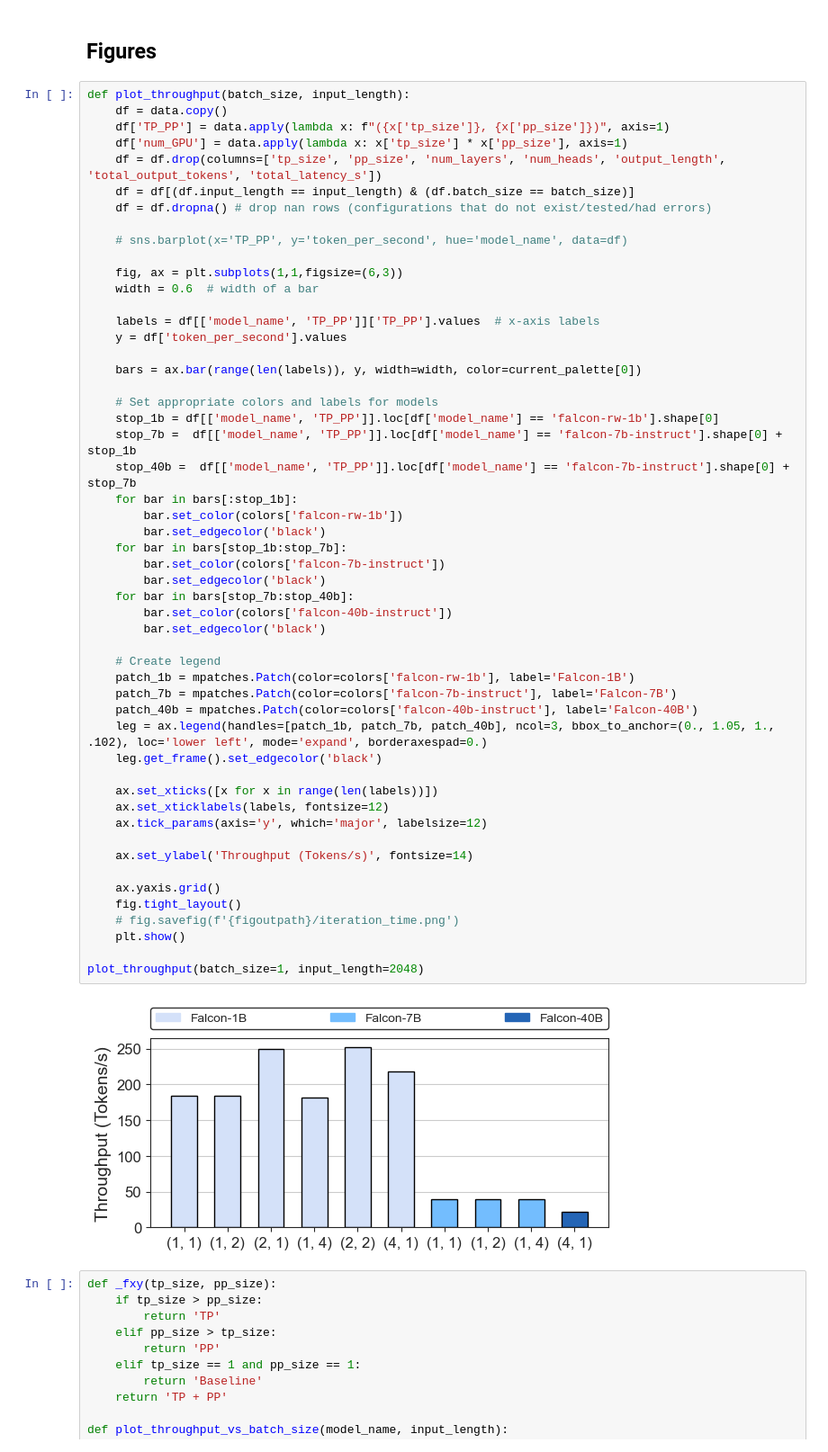
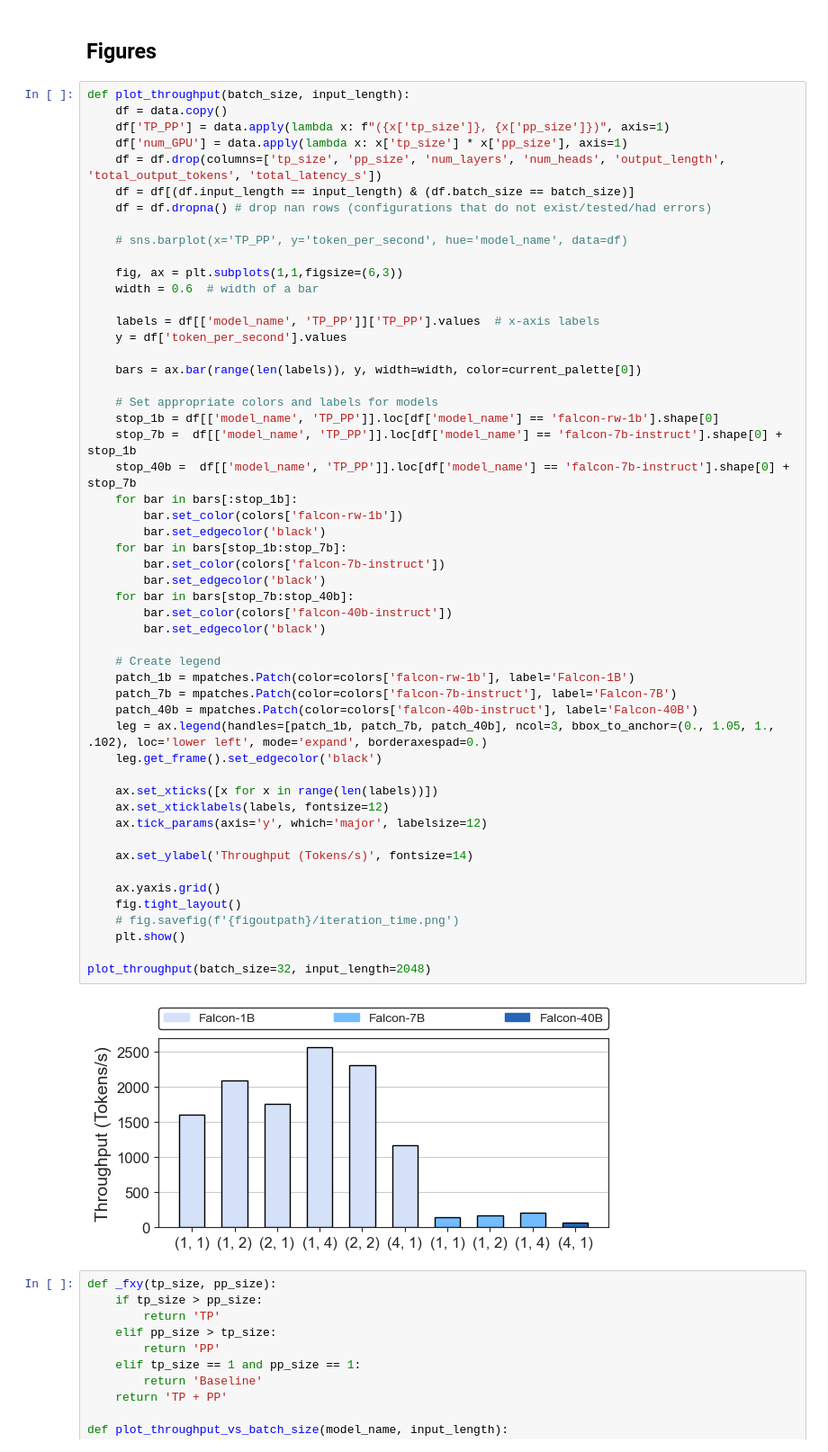
Before and after one commit to ajx42/small-data-systems, a Jupyter notebook: project/figures.ipynb, the cells around one changed output. Shown: that part at 90% size. Saved outputs shown, nothing was run; the diff lists cells and outputs as text.

Commit message:
Update plots

```diff
--- a/project/figures.ipynb
+++ b/project/figures.ipynb
@@ -436,35 +438,35 @@ def plot_throughput(batch_size, input_length):
     stop_40b =  df[['model_name', 'TP_PP']].loc[df['model_name'] == 'falcon-7b-instruct'].shape[0] + stop_7b
     for bar in bars[:stop_1b]:
         bar.set_color(colors['falcon-rw-1b'])
         bar.set_edgecolor('black')
     for bar in bars[stop_1b:stop_7b]:
         bar.set_color(colors['falcon-7b-instruct'])
         bar.set_edgecolor('black')
     for bar in bars[stop_7b:stop_40b]:
         bar.set_color(colors['falcon-40b-instruct'])
         bar.set_edgecolor('black')
 
     # Create legend
     patch_1b = mpatches.Patch(color=colors['falcon-rw-1b'], label='Falcon-1B')
     patch_7b = mpatches.Patch(color=colors['falcon-7b-instruct'], label='Falcon-7B')
     patch_40b = mpatches.Patch(color=colors['falcon-40b-instruct'], label='Falcon-40B')
     leg = ax.legend(handles=[patch_1b, patch_7b, patch_40b], ncol=3, bbox_to_anchor=(0., 1.05, 1., .102), loc='lower left', mode='expand', borderaxespad=0.)
     leg.get_frame().set_edgecolor('black')
 
     ax.set_xticks([x for x in range(len(labels))])
     ax.set_xticklabels(labels, fontsize=12)
     ax.tick_params(axis='y', which='major', labelsize=12)
 
     ax.set_ylabel('Throughput (Tokens/s)', fontsize=14)
 
     ax.yaxis.grid()
     fig.tight_layout()
     # fig.savefig(f'{figoutpath}/iteration_time.png')
     plt.show()
 
-plot_throughput(batch_size=1, input_length=2048)
+plot_throughput(batch_size=32, input_length=2048)
 # %% [output]
-[figure, old version]
+[figure, new version]
 # %%
 def _fxy(tp_size, pp_size):
     if tp_size > pp_size:
```
Also changed, not shown: parts of 3 cells of this notebook.
